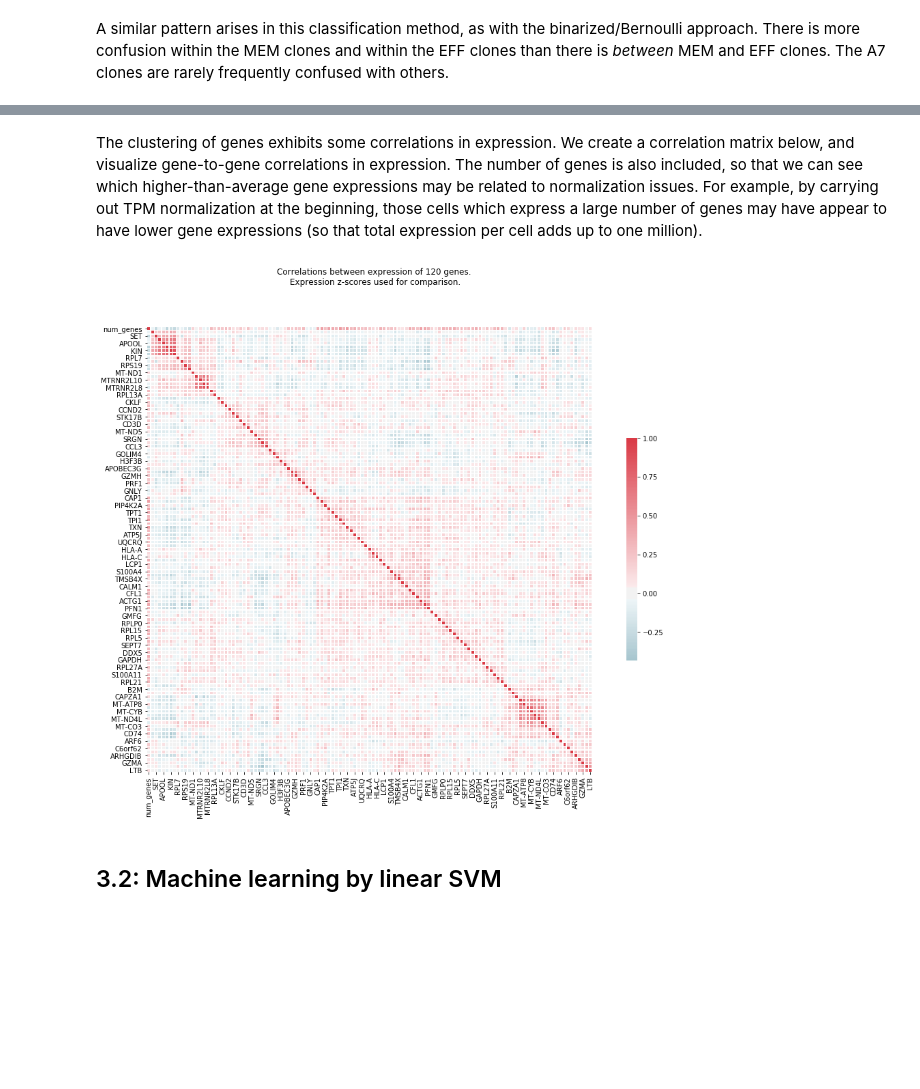
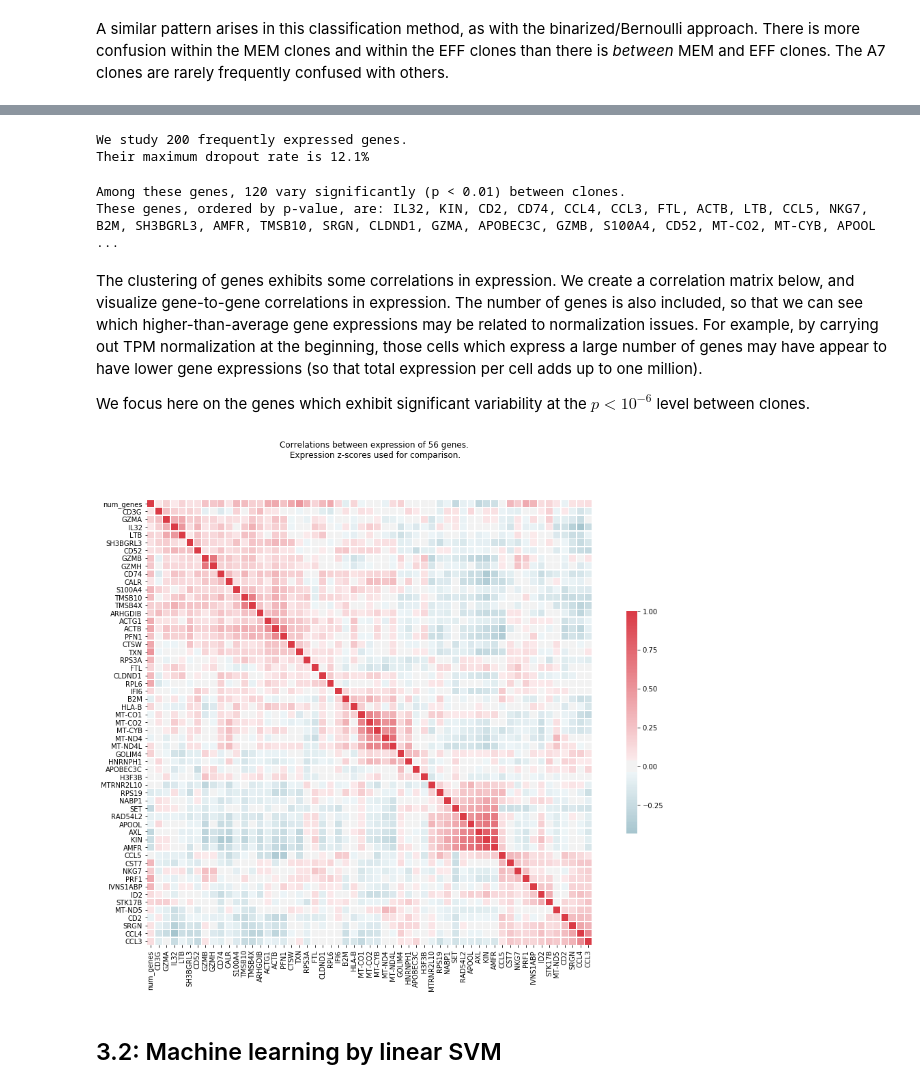
Before and after one commit to MartyWeissman/Clones, a Jupyter notebook: P1902 Analysis.ipynb, the cells around one changed output, grey strips where cells are left out. Saved outputs shown, nothing was run; the diff lists cells and outputs as text; code cells hidden in the pictures; blank space fills up the shorter version.

```diff
--- a/P1902 Analysis.ipynb
+++ b/P1902 Analysis.ipynb
@@ -705,12 +673,12 @@ The pipeline has three steps:
 
 Step 1 requires a custom scoring for frequency of expression.  Step 2 uses an ANOVA F-statistic for scoring (which is built in).
 # %%
-def express_score(X,y, threshold = 2.4):
+def express_score(X,y, threshold = 10):
     '''
     Scoring a gene based on frequency of expression.
     Default threshold is log-transform of a raw count of 10.  log(10+1) = 2.4
     '''
-    return np.array((X>threshold).sum(axis=0))
+    return np.array((X>np.log1p(threshold)).sum(axis=0))
 # %%
 GNBpipe = Pipeline([ ('expr',SelectKBest(express_score, k=600)),
                     ('fval',SelectKBest(f_classif, k=100)),
@@ -757,0 +724,13 @@ Now we examine the genes selected by high expression frequency and expression va
+# %%
+selector = Pipeline([ ('expr',SelectKBest(express_score, k=200)),
+                    ('fval',SelectKBest(f_classif, k=50))])
+
+selector.fit_transform(X,y)
+skbe = selector.named_steps['expr']
+skbf = selector.named_steps['fval']
+
+exp_genes = list(compress(genes, skbe.get_support())) # frequently expressed genes.
+selected_genes = list(compress(exp_genes, skbf.get_support()))
+
+df = EM[selected_genes].copy()
+vis_genebars(df, meta_df, selected_genes, 'Clone_ID', sort=True, num_genes = True, classlist=clones)
@@ -766,13 +751,12 @@ skbf = selector.named_steps['fval']
 exp_genes = list(compress(genes, skbe.get_support())) # frequently expressed genes.
 selected_genes = list(compress(exp_genes, skbf.get_support()))
 
-sig_genes = pd.DataFrame(index=exp_genes, columns=['nonzero_ratio', 'p_value'])
-sig_genes.nonzero_ratio = list(compress(skbe.scores_, skbe.get_support()))
-sig_genes = sig_genes.loc[selected_genes]
-sig_genes.p_value = list(compress(skbf.pvalues_, skbf.get_support()))
-sig_genes.nonzero_ratio = sig_genes.nonzero_ratio / np.float64(len(X))
-sig_genes.sort_values('p_value', inplace = True)
-# Print the five most significant genes.
-print('Minimum frequency of expression is {0:2.1%}'.format(sig_genes.nonzero_ratio.min()))
-display(sig_genes[:20])
+tunable_genes = pd.DataFrame(index=exp_genes, columns=['nonzero_ratio', 'p_value'])
+tunable_genes.nonzero_ratio = list(compress(skbe.scores_, skbe.get_support()))
+tunable_genes = tunable_genes.loc[selected_genes]
+tunable_genes.p_value = list(compress(skbf.pvalues_, skbf.get_support()))
+tunable_genes.nonzero_ratio = tunable_genes.nonzero_ratio / np.float64(len(X))
+tunable_genes.sort_values('p_value', inplace = True)
+# Print the ten most significant genes.
+display(tunable_genes[:10])
 # %% [output]
@@ -846,9 +774,24 @@ IL32, KIN, CD2, CD74, CCL4, CCL3, FTL, ACTB, LTB, CCL5, NKG7, B2M, SH3BGRL3, AMF
+# %%
+print('We study {} frequently expressed genes.'.format(len(tunable_genes)))
+print('Their maximum dropout rate is {0:2.1%}'.format(1 - tunable_genes.nonzero_ratio.min()))
+# %% [output]
+We study 200 frequently expressed genes.
+Their maximum dropout rate is 12.1%
+# %%
+print('Among these genes, {} vary significantly (p < 0.01) between clones.'.format(
+    len(tunable_genes[ tunable_genes.p_value < 1e-2])))
+print('These genes, ordered by p-value, are: {}'.format(', '.join(tunable_genes[ tunable_genes.p_value < 1e-2].index)))
+# %% [output]
+Among these genes, 120 vary significantly (p < 0.01) between clones.
+These genes, ordered by p-value, are: IL32, KIN, CD2, CD74, CCL4, CCL3, FTL, ACTB, LTB, CCL5, NKG7, B2M, SH3BGRL3, AMFR, TMSB10, SRGN, CLDND1, GZMA, APOBEC3C, GZMB, S100A4, CD52, MT-CO2, MT-CYB, APOOL ...
 # %% [markdown]
  The clustering of genes exhibits some correlations in expression.  We create a correlation matrix below, and visualize gene-to-gene correlations in expression.  The number of genes is also included, so that we can see which higher-than-average gene expressions may be related to normalization issues.  For example, by carrying out TPM normalization at the beginning, those cells which express a large number of genes may have appear to have lower gene expressions (so that total expression per cell adds up to one million).
+
+We focus here on the genes which exhibit significant variability at the $p < 10^{-6}$ level between clones.
 # %%
-correlelogram(EM, G_genes, num_genes = True)
+correlelogram(EM, tunable_genes[ tunable_genes.p_value < 1e-6].index, num_genes = True)
 # %% [output]
-[figure, old version]
+[figure, new version]
 # %% [markdown]
 ## 3.2:  Machine learning by linear SVM
 # %% [markdown]
```
Also changed, not shown: parts of 139 cells of this notebook, 1 other file.
